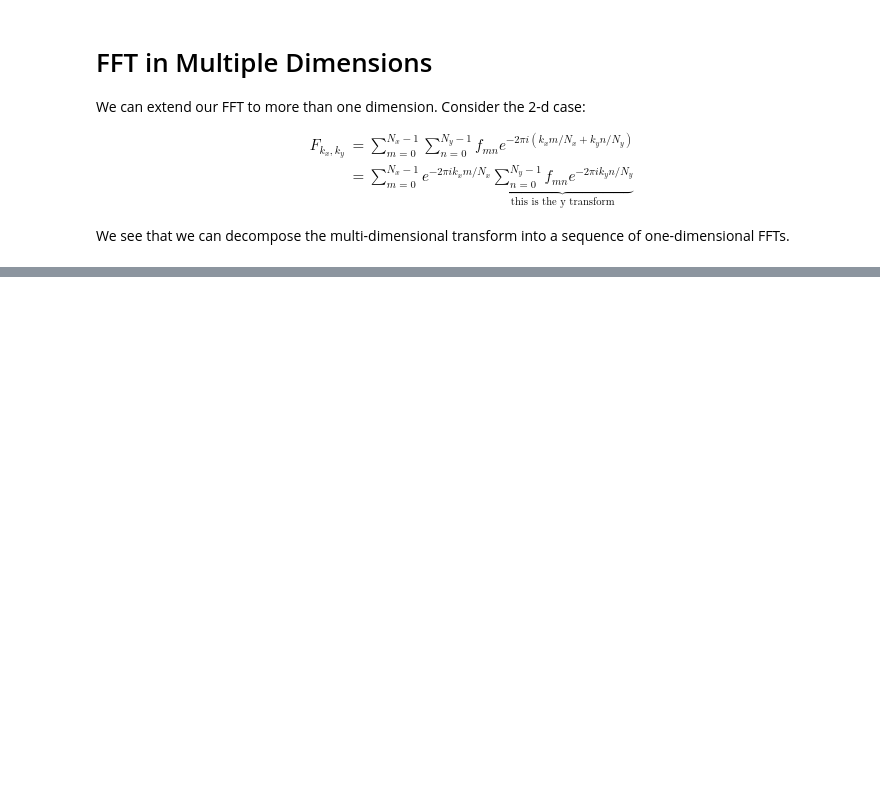
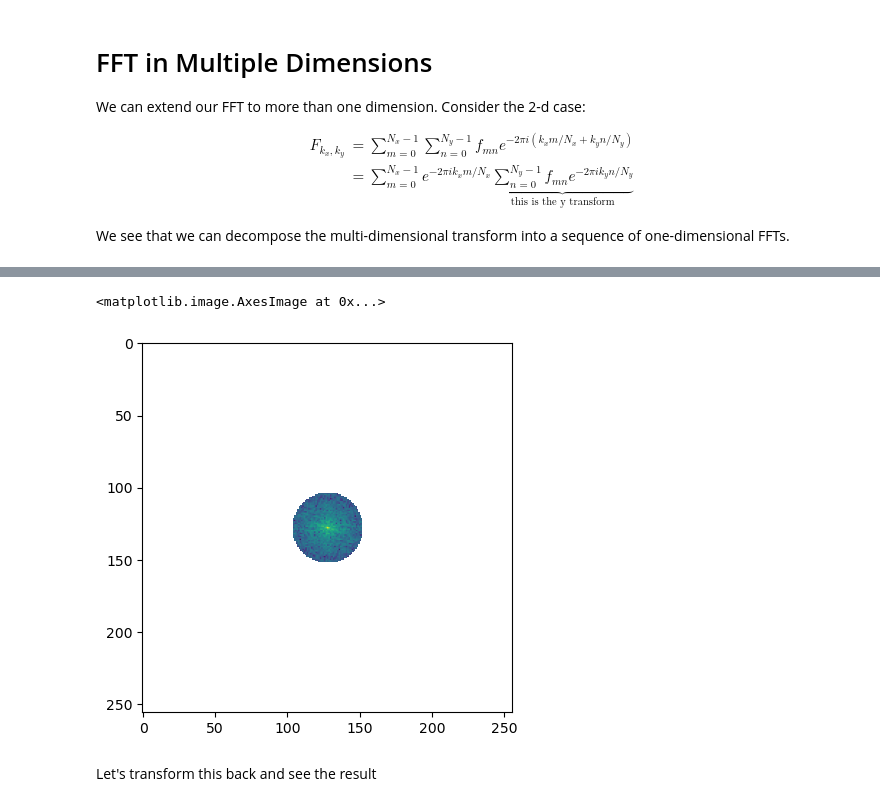
Before and after one commit to zingale/computational_astrophysics, a Jupyter notebook: content/ffts/fft-multid.ipynb, the cells around one changed output, grey strips where cells are left out. Cells and saved outputs as stored; diff of their text form; code cells hidden in the pictures; blank space fills up the shorter version.

```diff
--- a/content/ffts/fft-multid.ipynb
+++ b/content/ffts/fft-multid.ipynb
@@ -14,0 +64,15 @@ We see that we can decompose the multi-dimensional transform into a sequence of
+# %%
+ix, iy = np.mgrid[0:F_shift.shape[0], 0:F_shift.shape[1]]
+ix -= F_shift.shape[0]//2
+iy -= F_shift.shape[1]//2
+# %%
+F_filtered = F_shift.copy()
+F_filtered[np.hypot(ix, iy) > 25] = 0.0
+# %%
+fig, ax = plt.subplots()
+ax.imshow(np.log(np.abs(F_filtered)))
+# %% [output]
+<matplotlib.image.AxesImage at 0x...>
+[figure, added]
+# %% [markdown]
+Let's transform this back and see the result
```
Also changed, not shown: parts of 15 cells of this notebook, 2 other files.
